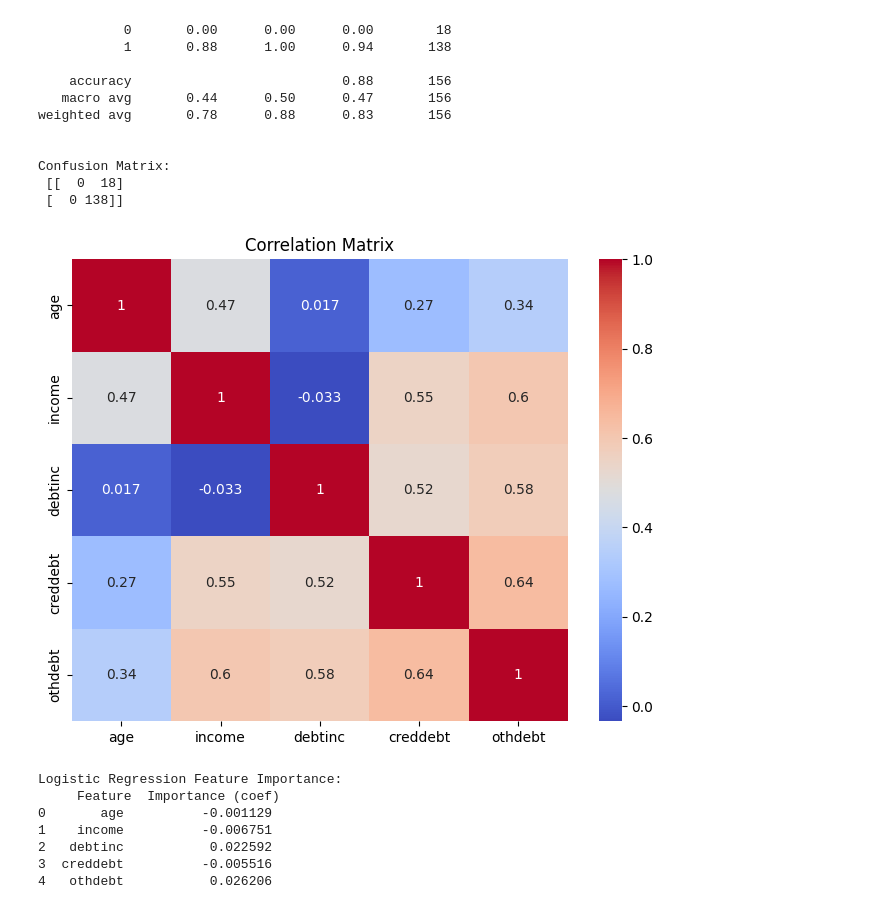
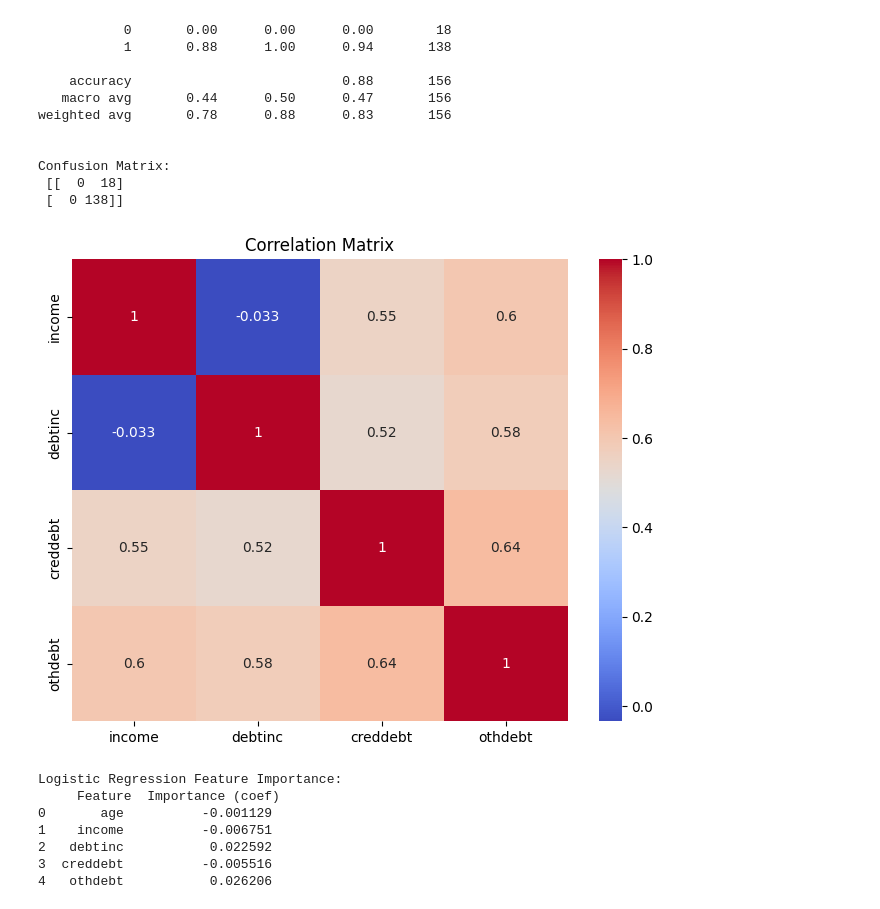
Before and after one commit to gupil175/creditrisk, a Jupyter notebook: badri.ipynb, the cells around one changed output. Drawn from its saved outputs; the diff is of its cells as text; code cells hidden in the pictures.

```diff
--- a/badri.ipynb
+++ b/badri.ipynb
@@ -40,7 +26,7 @@ df_clean = df.dropna(subset=["default"])
 df_clean = df_clean[df_clean["employ"] != 0].copy()
 # %%
 #borrower risk levels
-def categorize_risk(value):
+def risk_value(value):
     if value <= 1:
         return "Safe"
     elif value == 2:
@@ -49,8 +35,7 @@ def categorize_risk(value):
         return "Super Risky"
     else:
         return "No More Credit"
-
-df_clean.loc[:, "risk_category"] = df_clean["default"].apply(categorize_risk)
+df_clean["risk_category"] = df_clean["default"].apply(risk_value)
 risk_summary = df_clean["risk_category"].value_counts().reset_index()
 risk_summary.columns = ["Risk Category", "Number of Borrowers"]
 # %%
@@ -131,11 +112,11 @@ Confusion Matrix:
  [[  0  18]
  [  0 138]]
 # %%
-# Step 7: Correlation Matrix (Dependency Analysis)
+#Correlation Matrix
 plt.figure(figsize=(8, 6))
-sns.heatmap(df_clean[["age", "income", "debtinc", "creddebt", "othdebt"]].corr(), annot=True, cmap="coolwarm")
+sns.heatmap(df_clean[["income", "debtinc", "creddebt", "othdebt"]].corr(), annot=True, cmap="coolwarm")
 plt.title("Correlation Matrix")
 plt.show()
 # %% [output]
-[figure, old version]
+[figure, new version]
 # %%
```
Also changed, not shown: parts of 11 cells of this notebook.
